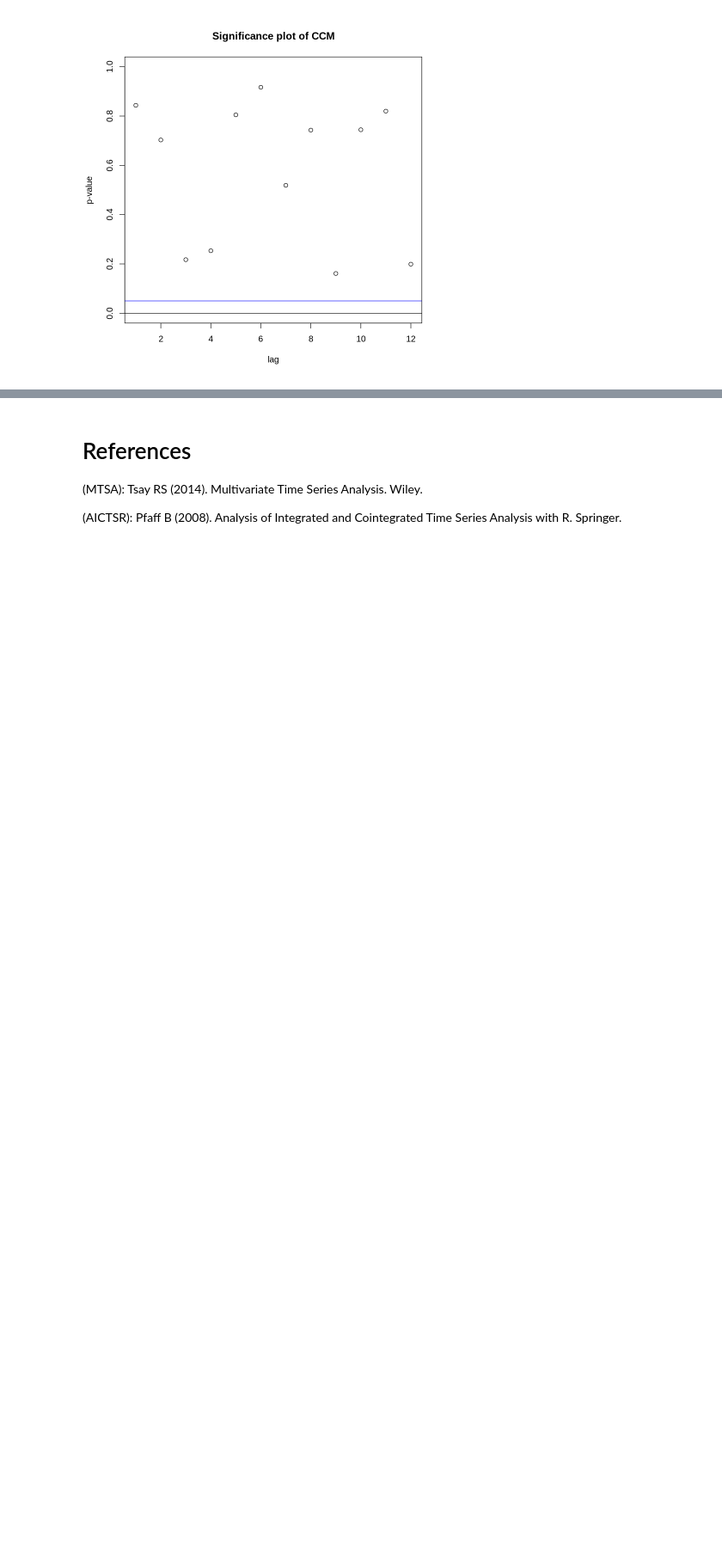
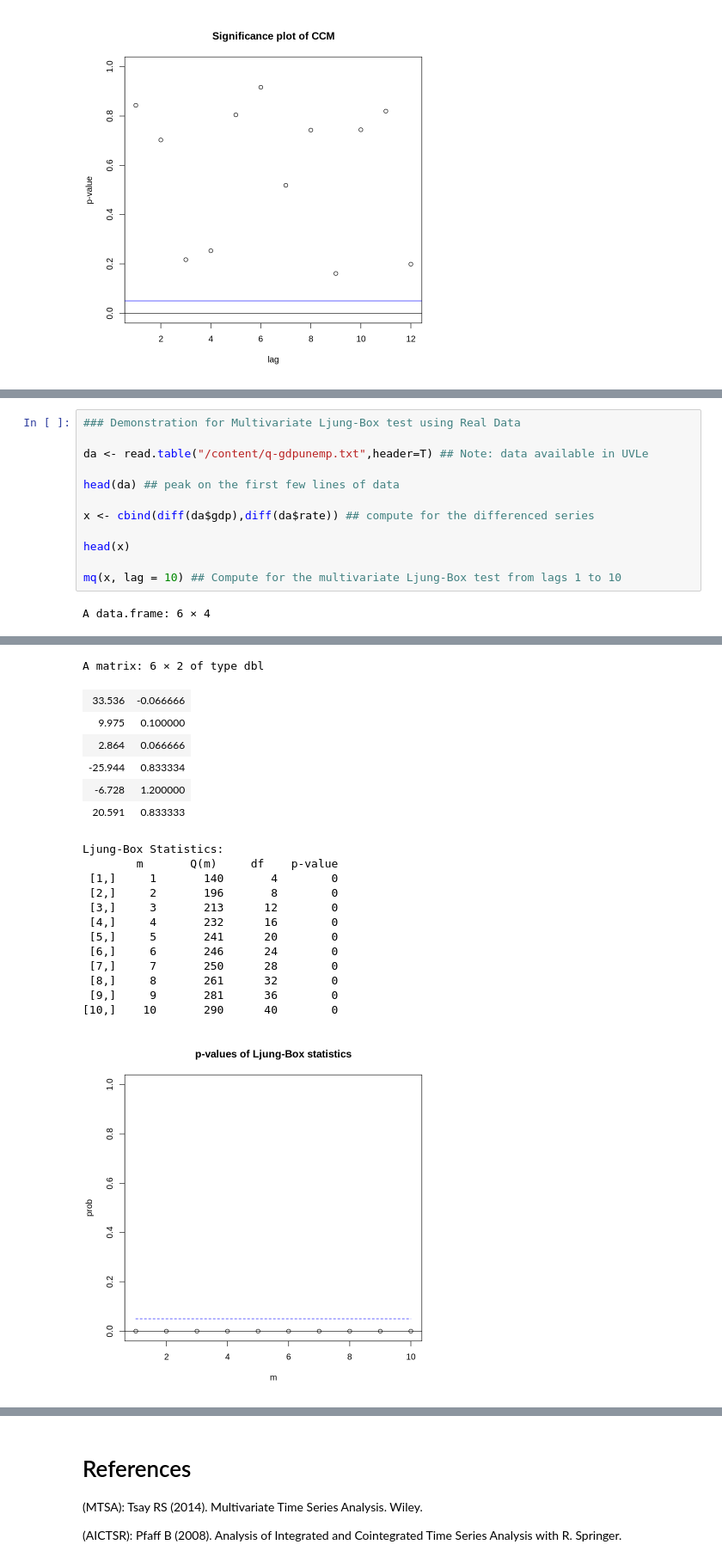
Before and after one commit to pacayton/Stat_268_Advanced_Time_Series_Analysis, a Jupyter notebook: Stat_268_Week_5_Multivariate_Time_Series_Analysis_Part_1.ipynb, the cells around one changed output, grey strips where cells are left out. Shown at 86% size. Cells and saved outputs as stored; diff of their text form; blank space fills up the shorter version.

```diff
--- a/Stat_268_Week_5_Multivariate_Time_Series_Analysis_Part_1.ipynb
+++ b/Stat_268_Week_5_Multivariate_Time_Series_Analysis_Part_1.ipynb
@@ -320,0 +330,14 @@ to make a decision for each lag span $m$ an in the MTS package, a significance p
+# %%
+### Demonstration for Multivariate Ljung-Box test using Real Data
+
+da <- read.table("/content/q-gdpunemp.txt",header=T) ## Note: data available in UVLe
+
+head(da) ## peak on the first few lines of data
+
+x <- cbind(diff(da$gdp),diff(da$rate)) ## compute for the differenced series
+
+head(x)
+
+mq(x, lag = 10) ## Compute for the multivariate Ljung-Box test from lags 1 to 10
+# %% [output]
+A data.frame: 6 × 4
@@ -320,0 +352,20 @@ to make a decision for each lag span $m$ an in the MTS package, a significance p
+A matrix: 6 × 2 of type dbl
+| 33.536 | -0.066666 |
+| 9.975 | 0.100000 |
+| 2.864 | 0.066666 |
+| -25.944 | 0.833334 |
+| -6.728 | 1.200000 |
+| 20.591 | 0.833333 |
+Ljung-Box Statistics:
+        m       Q(m)     df    p-value
+ [1,]     1       140       4        0
+ [2,]     2       196       8        0
+ [3,]     3       213      12        0
+ [4,]     4       232      16        0
+ [5,]     5       241      20        0
+ [6,]     6       246      24        0
+ [7,]     7       250      28        0
+ [8,]     8       261      32        0
+ [9,]     9       281      36        0
+[10,]    10       290      40        0
+[figure, added]
```
Also changed, not shown: parts of 5 cells of this notebook.
